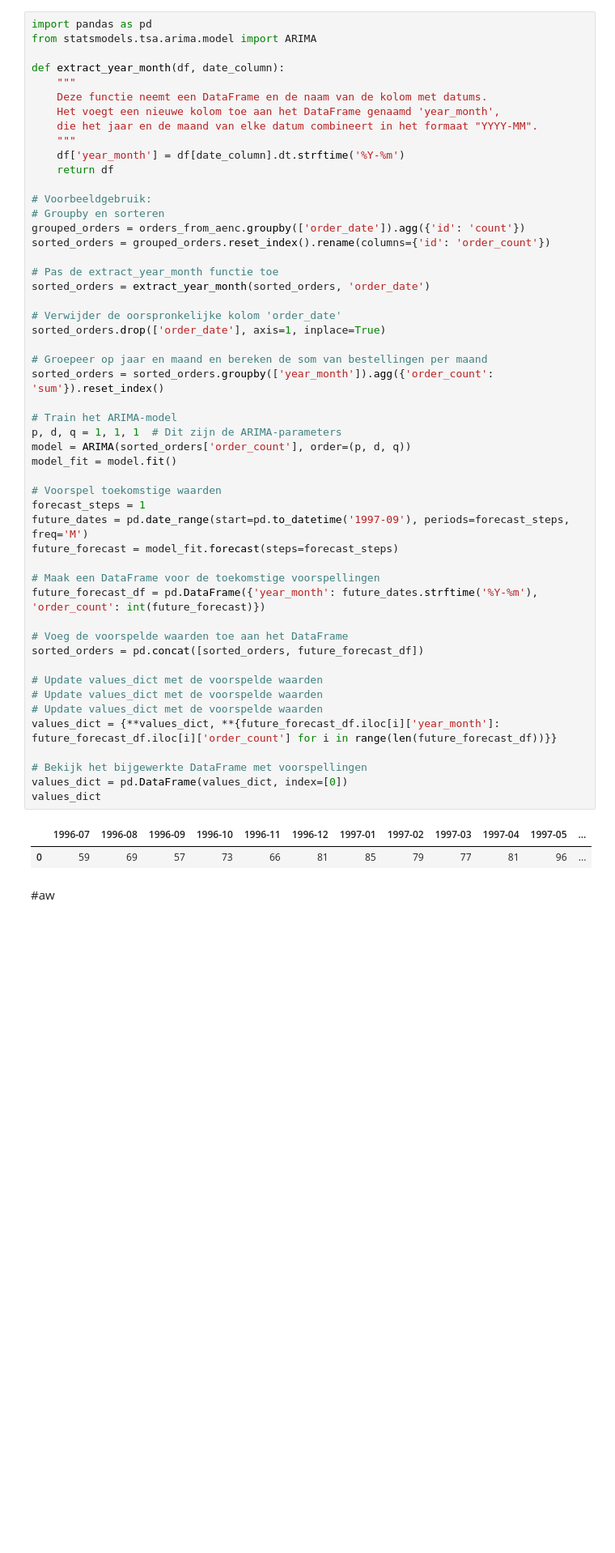
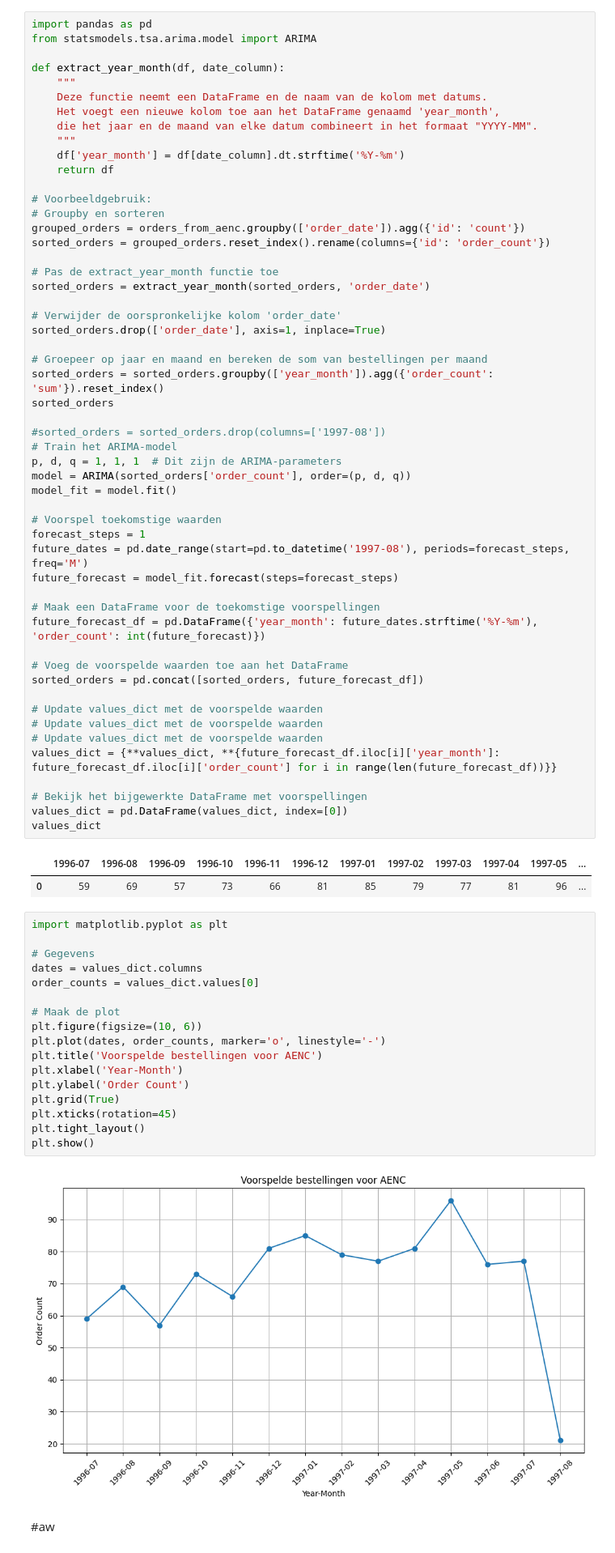
Before and after one commit to 22082476/United-Outdoors, a Jupyter notebook: Practicum_8.1_Regressie.ipynb, the cells around one changed output. Shown: that part at 81% size. Cells and saved outputs as stored; diff of their text form; blank space fills up the shorter version.

```diff
--- a/Practicum_8.1_Regressie.ipynb
+++ b/Practicum_8.1_Regressie.ipynb
@@ -255,7 +274,9 @@ sorted_orders.drop(['order_date'], axis=1, inplace=True)
 
 # Groepeer op jaar en maand en bereken de som van bestellingen per maand
 sorted_orders = sorted_orders.groupby(['year_month']).agg({'order_count': 'sum'}).reset_index()
+sorted_orders
 
+#sorted_orders = sorted_orders.drop(columns=['1997-08'])
 # Train het ARIMA-model
 p, d, q = 1, 1, 1  # Dit zijn de ARIMA-parameters
 model = ARIMA(sorted_orders['order_count'], order=(p, d, q))
@@ -263,7 +284,7 @@ model_fit = model.fit()
 
 # Voorspel toekomstige waarden
 forecast_steps = 1
-future_dates = pd.date_range(start=pd.to_datetime('1997-09'), periods=forecast_steps, freq='M')
+future_dates = pd.date_range(start=pd.to_datetime('1997-08'), periods=forecast_steps, freq='M')
 future_forecast = model_fit.forecast(steps=forecast_steps)
 
 # Maak een DataFrame voor de toekomstige voorspellingen
@@ -283,6 +304,25 @@ values_dict
 # %% [output]
 |  | 1996-07 | 1996-08 | 1996-09 | 1996-10 | 1996-11 | 1996-12 | 1997-01 | 1997-02 | 1997-03 | 1997-04 | 1997-05 | ... |
 | 0 | 59 | 69 | 57 | 73 | 66 | 81 | 85 | 79 | 77 | 81 | 96 | ... |
+# %%
+import matplotlib.pyplot as plt
+
+# Gegevens
+dates = values_dict.columns
+order_counts = values_dict.values[0]
+
+# Maak de plot
+plt.figure(figsize=(10, 6))
+plt.plot(dates, order_counts, marker='o', linestyle='-')
+plt.title('Voorspelde bestellingen voor AENC')
+plt.xlabel('Year-Month')
+plt.ylabel('Order Count')
+plt.grid(True)
+plt.xticks(rotation=45)
+plt.tight_layout()
+plt.show()
+# %% [output]
+[figure, added]
 # %% [markdown]
 #aw
 # %%
```
Also changed, not shown: parts of 3 cells of this notebook.
